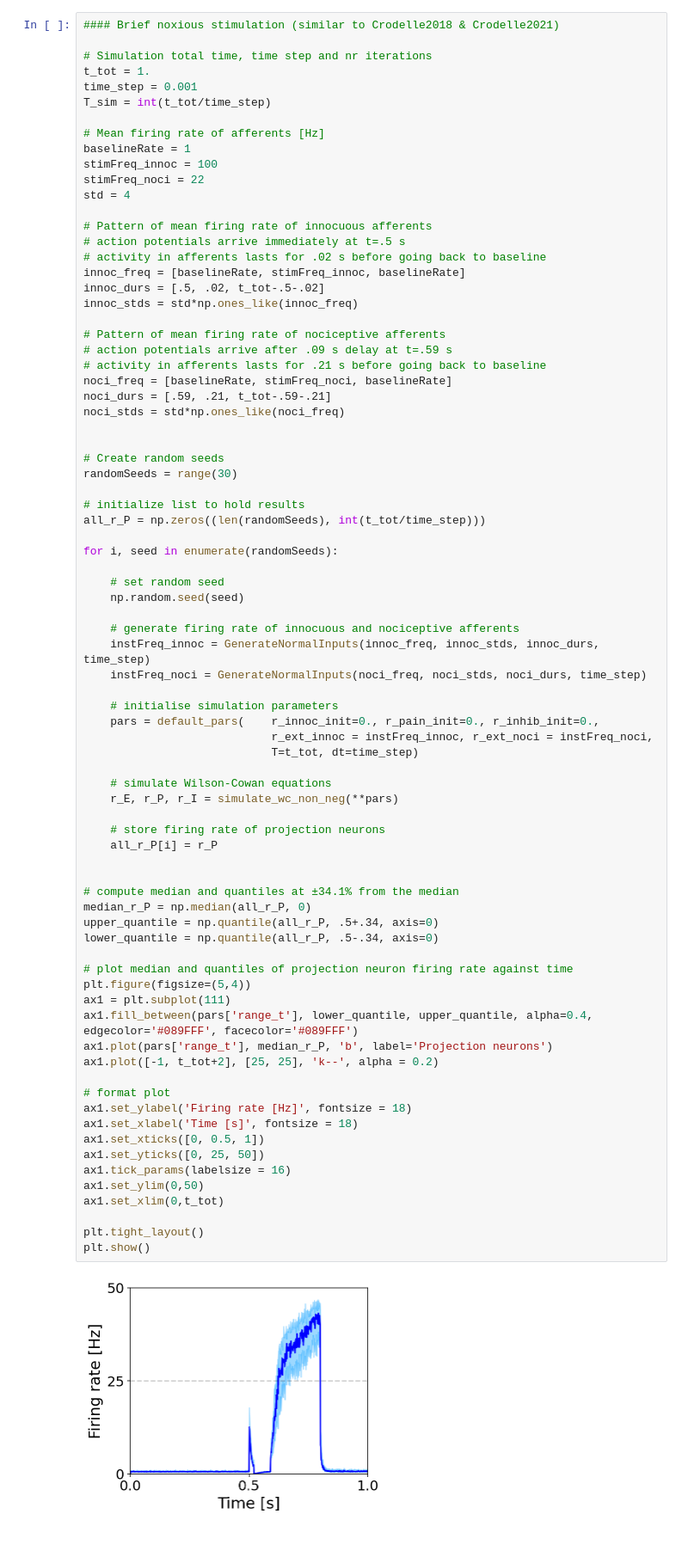
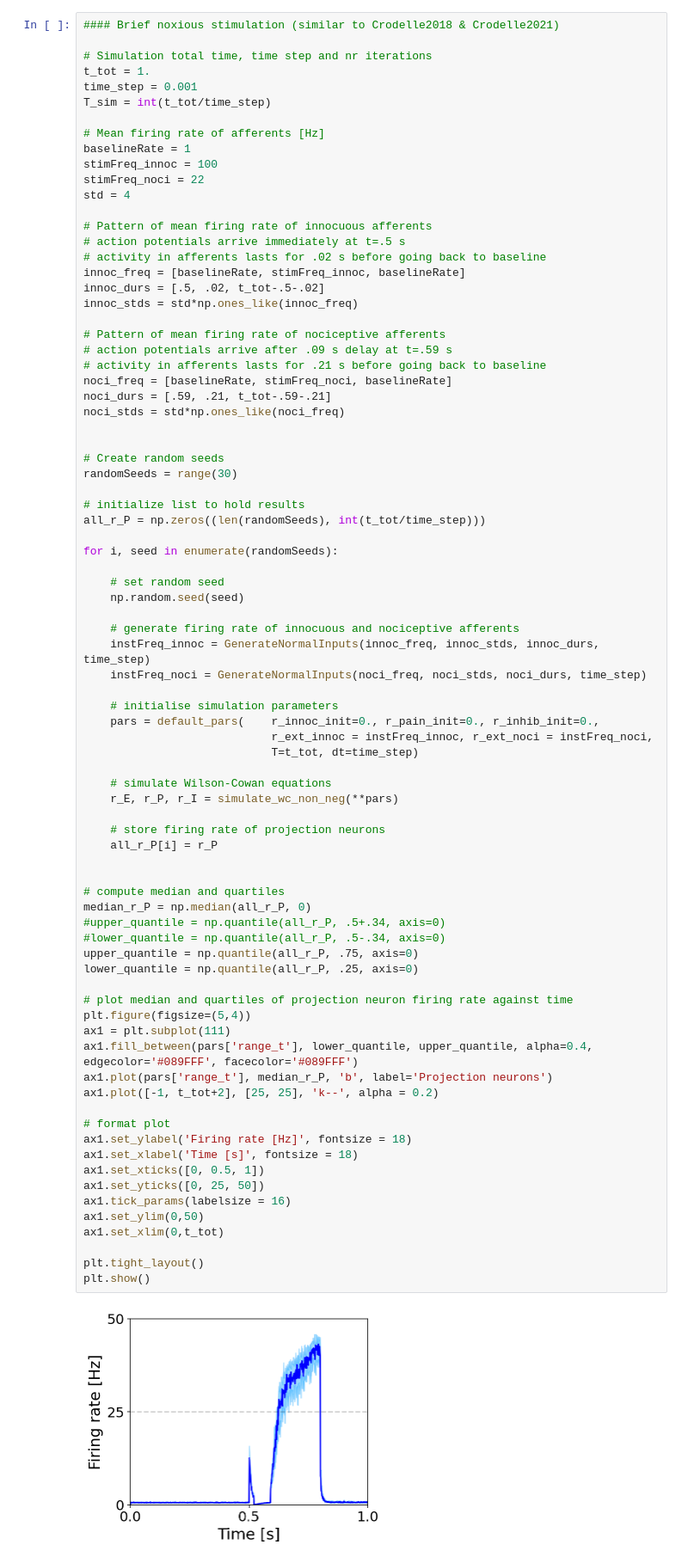
Before and after one commit to mramne/dorsal-horn-neuropathic-pain, a Jupyter notebook: JNE Dorsal horn neuropathic pain.ipynb, the cells around one changed output. Shown: that part at 86% size. Drawn from its saved outputs; the diff is of its cells as text.

```diff
--- a/JNE Dorsal horn neuropathic pain.ipynb
+++ b/JNE Dorsal horn neuropathic pain.ipynb
@@ -306,38 +306,40 @@ for i, seed in enumerate(randomSeeds):
                             r_ext_innoc = instFreq_innoc, r_ext_noci = instFreq_noci,
                             T=t_tot, dt=time_step)
 
     # simulate Wilson-Cowan equations
     r_E, r_P, r_I = simulate_wc_non_neg(**pars)
 
     # store firing rate of projection neurons
     all_r_P[i] = r_P
 
 
-# compute median and quantiles at ±34.1% from the median
+# compute median and quartiles
 median_r_P = np.median(all_r_P, 0)
-upper_quantile = np.quantile(all_r_P, .5+.34, axis=0)
-lower_quantile = np.quantile(all_r_P, .5-.34, axis=0)
+#upper_quantile = np.quantile(all_r_P, .5+.34, axis=0)
+#lower_quantile = np.quantile(all_r_P, .5-.34, axis=0)
+upper_quantile = np.quantile(all_r_P, .75, axis=0)
+lower_quantile = np.quantile(all_r_P, .25, axis=0)
 
-# plot median and quantiles of projection neuron firing rate against time
+# plot median and quartiles of projection neuron firing rate against time
 plt.figure(figsize=(5,4))
 ax1 = plt.subplot(111)
 ax1.fill_between(pars['range_t'], lower_quantile, upper_quantile, alpha=0.4, edgecolor='#089FFF', facecolor='#089FFF')
 ax1.plot(pars['range_t'], median_r_P, 'b', label='Projection neurons')
 ax1.plot([-1, t_tot+2], [25, 25], 'k--', alpha = 0.2)
 
 # format plot
 ax1.set_ylabel('Firing rate [Hz]', fontsize = 18)
 ax1.set_xlabel('Time [s]', fontsize = 18)
 ax1.set_xticks([0, 0.5, 1])
 ax1.set_yticks([0, 25, 50])
 ax1.tick_params(labelsize = 16)
 ax1.set_ylim(0,50)
 ax1.set_xlim(0,t_tot)
 
 plt.tight_layout()
 plt.show()
 # %% [output]
-[figure, old version]
+[figure, new version]
 # %%
 #### Wind up - repeated noxious simulation results in increased response in the projection neurons
 
```
Also changed, not shown: parts of 6 cells of this notebook.
